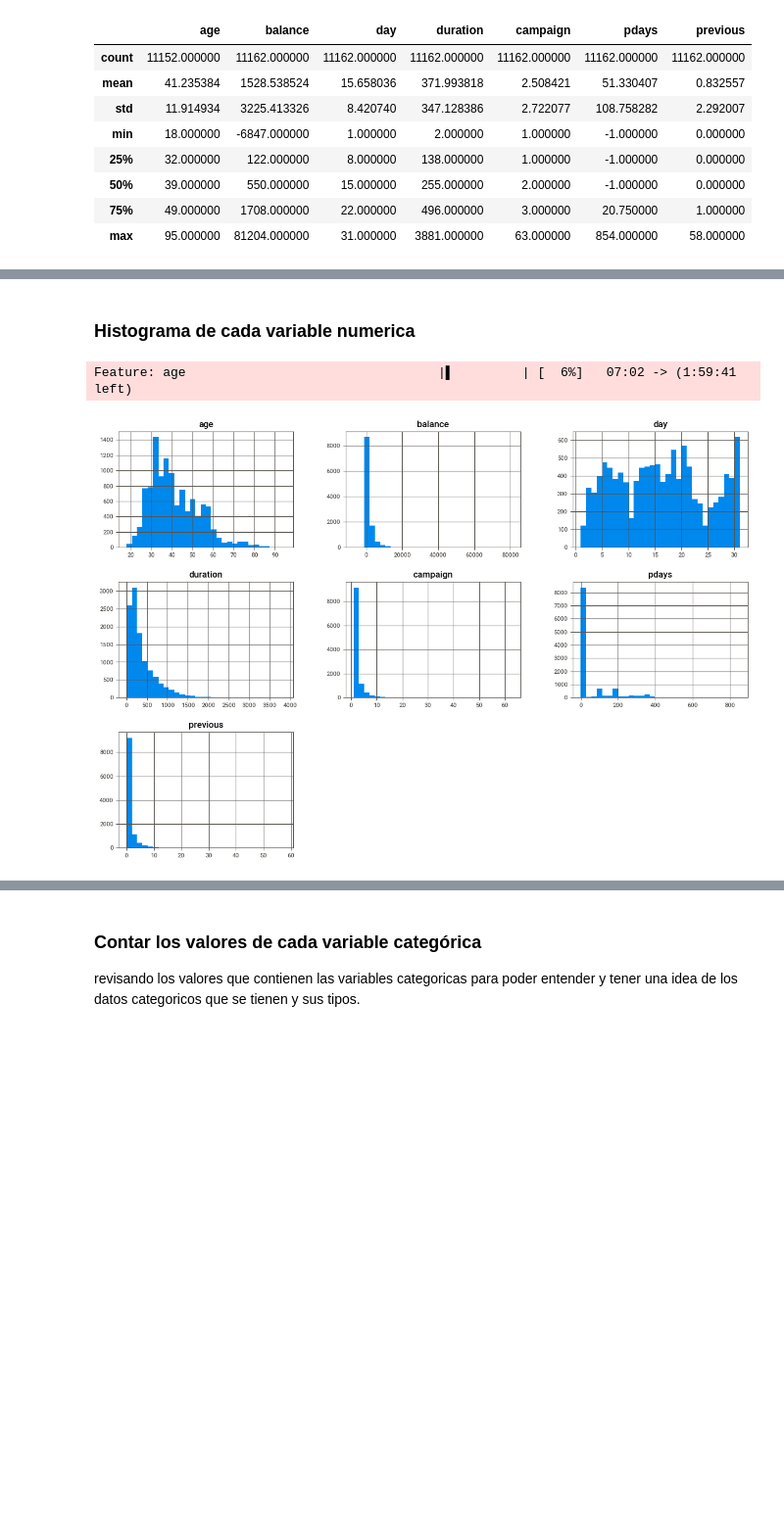
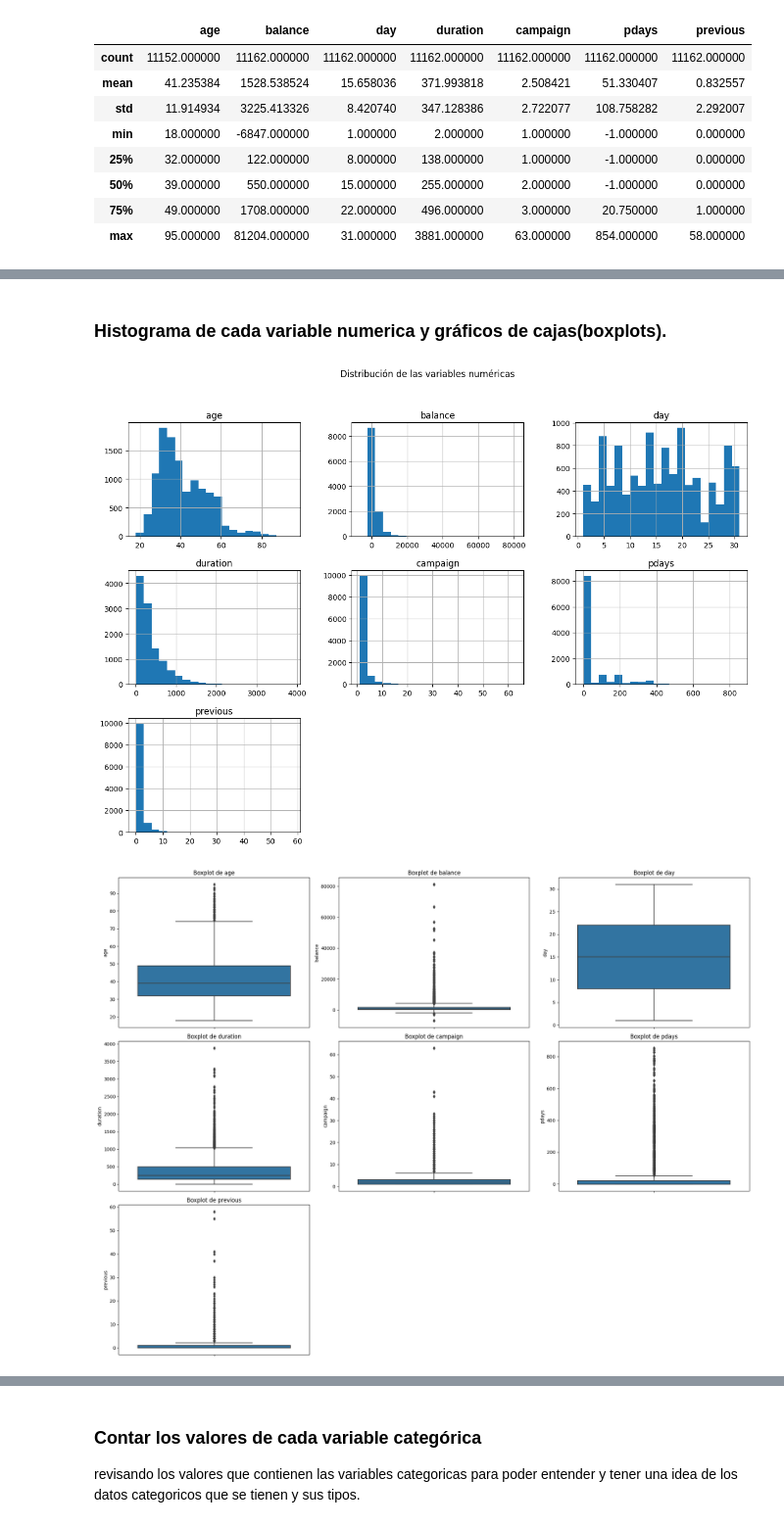
Before and after one commit to StephanieRO/Machine_Learning_project, a Jupyter notebook: sprint5-1.ipynb, the cells around one changed output, grey strips where cells are left out. Shown at 98% size. Saved outputs shown, nothing was run; the diff lists cells and outputs as text; code cells hidden in the pictures; blank space fills up the shorter version.

```diff
--- a/sprint5-1.ipynb
+++ b/sprint5-1.ipynb
@@ -63,0 +97,12 @@ datos.describe()
+# %%
+# Seleccionar columnas numéricas
+col_numericas = datos.select_dtypes(include=['float64', 'int64']).columns
+
+# Calcular estadísticas
+for col in col_numericas:
+    print(f"Análisis de la columna: {col}")
+    print(f"Media: {datos[col].mean()}")
+    print(f"Mediana: {datos[col].median()}")
+    print(f"Desviación estándar: {datos[col].std()}")
+    print(f"Rango: {datos[col].max() - datos[col].min()}")
+    print("-" * 40)
@@ -64,8 +159,20 @@ datos.describe()
 # %% [markdown]
-### Histograma de cada variable numerica
+### Histograma de cada variable numerica y gráficos de cajas(boxplots).
-# %%
-datos.hist(bins=30, figsize=(15, 10))
-plt.show()
-# %% [output]
-Feature: age                                 |▌         | [  6%]   07:02 -> (1:59:41 left)
-[figure, removed]
+# %%
+# Histogramas para todas las columnas numéricas
+datos[col_numericas].hist(bins=20, figsize=(15, 10))
+plt.suptitle('Distribución de las variables numéricas')
+plt.show()
+
+
+# Gráficos de cajas para detectar outliers
+plt.figure(figsize=(20, 15))
+for i, col in enumerate(col_numericas, 1):
+    plt.subplot(3, 3, i)
+    sns.boxplot(y=datos[col])
+    plt.title(f"Boxplot de {col}")
+plt.tight_layout()
+plt.show()
+# %% [output]
+[figure, added]
+[figure, added]
```
Also changed, not shown: parts of 34 cells of this notebook.
